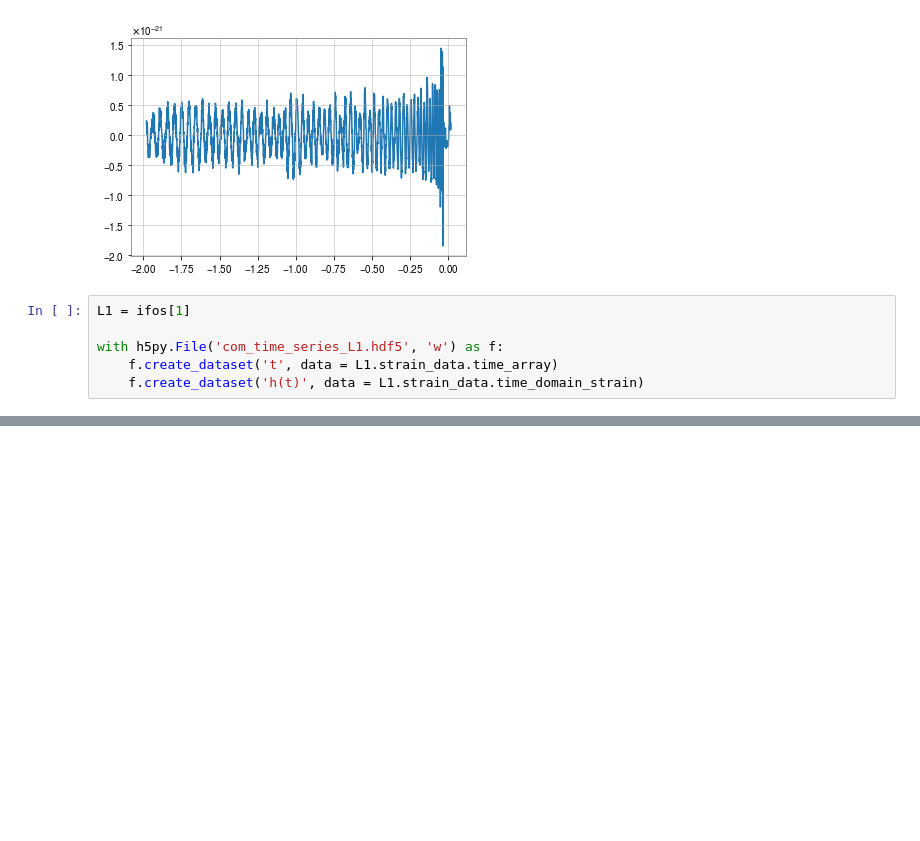
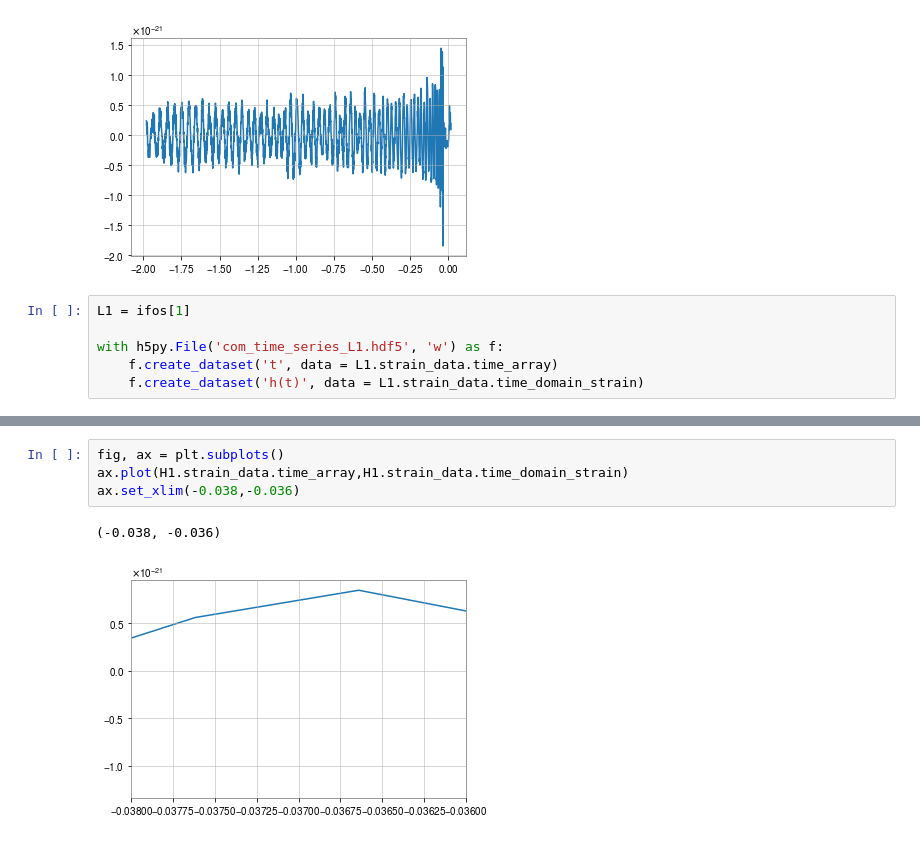
Before and after one commit to hemantaph/bilby, a Jupyter notebook: center of mass/testWaVel.ipynb, the cells around one changed output, grey strips where cells are left out. Cells and saved outputs as stored; diff of their text form; blank space fills up the shorter version.

```diff
--- a/center of mass/testWaVel.ipynb
+++ b/center of mass/testWaVel.ipynb
@@ -280,0 +349,7 @@ with h5py.File('com_time_series_L1.hdf5', 'w') as f:
+# %%
+fig, ax = plt.subplots()
+ax.plot(H1.strain_data.time_array,H1.strain_data.time_domain_strain)
+ax.set_xlim(-0.038,-0.036)
+# %% [output]
+(-0.038, -0.036)
+[figure, added]
```
Also changed, not shown: parts of 13 cells of this notebook, 51 other files.
